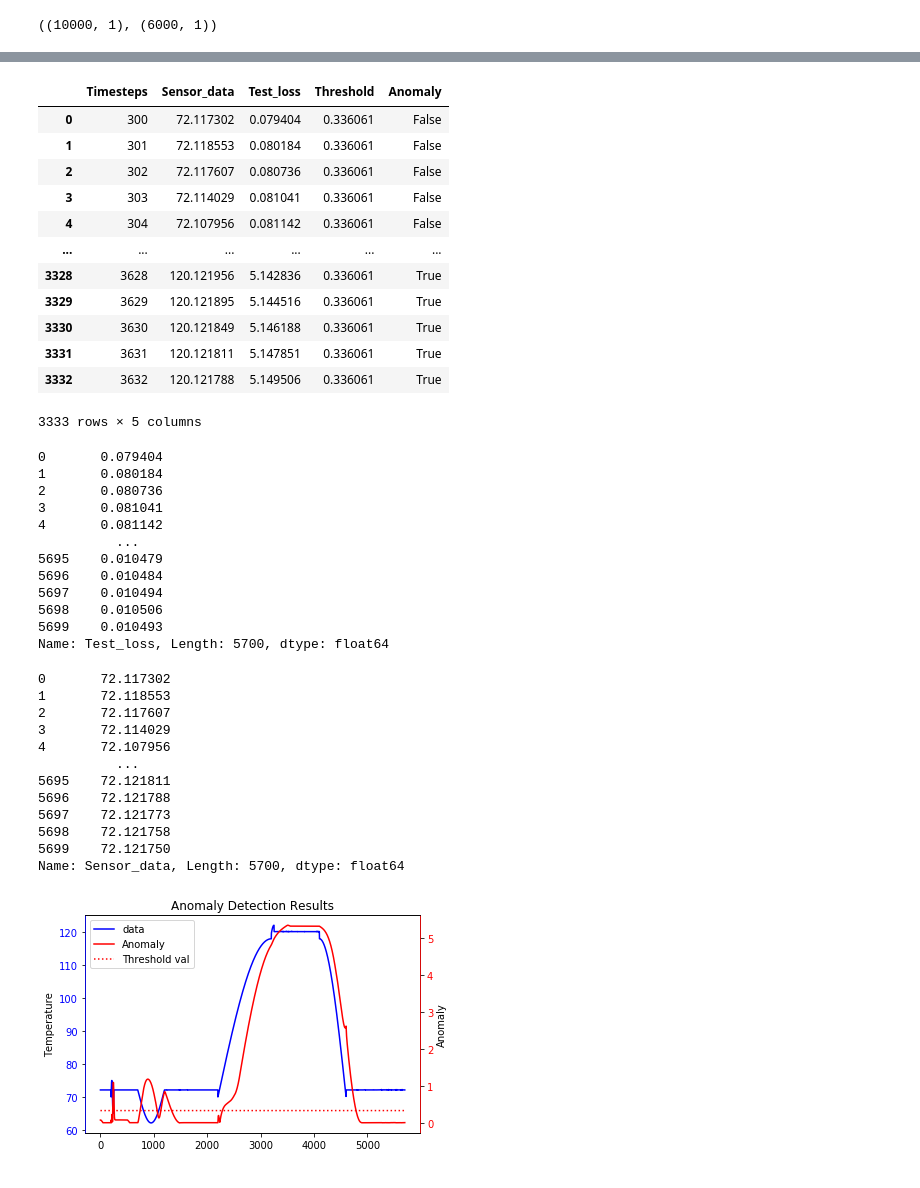
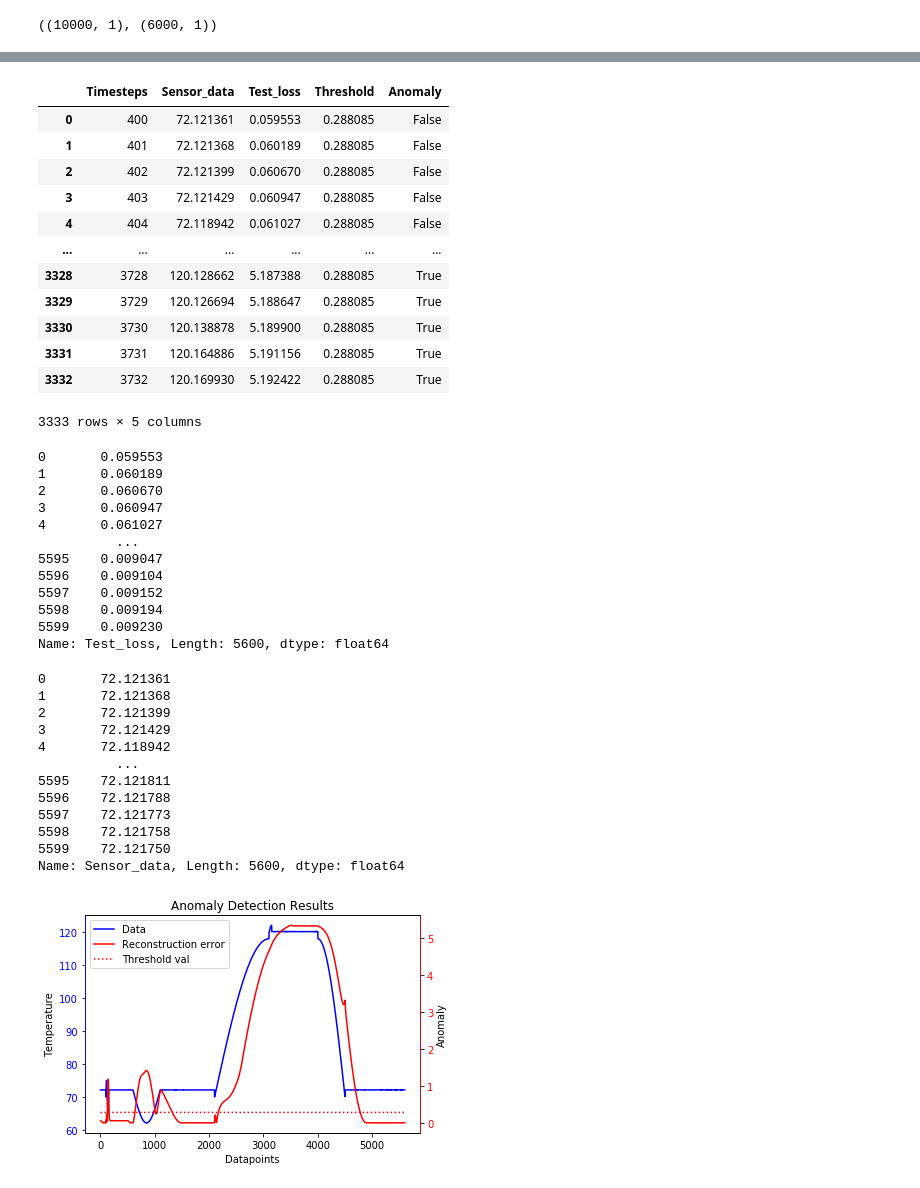
Before and after one commit to biplabro/Anomaly-Detection-LSTM-AutoEncoder, a Jupyter notebook: LSTM-Lite/lstm5_1/5.1. LSTM working code.ipynb, the cells around one changed output, grey strips where cells are left out. Cells and saved outputs as stored; diff of their text form; code cells hidden in the pictures.

```diff
--- a/LSTM-Lite/lstm5_1/5.1. LSTM working code.ipynb
+++ b/LSTM-Lite/lstm5_1/5.1. LSTM working code.ipynb
@@ -40,7 +40,7 @@ train_data = scaler.transform(np.array(raw_train_data).reshape(-1,1))
 test_data = scaler.transform(np.array(raw_test_data).reshape(-1,1))
 # %%
 ### create sequence
-TIME_STEPS = 300
+TIME_STEPS = 400
 
 def create_sequences(dataset, time_steps=TIME_STEPS):
     """
@@ -77,6 +77,6 @@ model.add(TimeDistributed(Dense(1)))
 model.compile(optimizer=tf.optimizers.Adam(learning_rate=0.0001), loss='mse')
 # %%
 # Train the model and save the history
-history = model.fit(X_train, X_train, epochs=16, batch_size=400, validation_data=(X_test, X_test), verbose=1,)
+history = model.fit(X_train, X_train, epochs=16, batch_size=300, validation_data=(X_test, X_test), verbose=1,)
 # %% [output]
 Epoch 1/16
@@ -186,78 +186,79 @@ print(anomaly_df)
 anomaly_df.head(3333)
 # %% [output]
 |  | Timesteps | Sensor_data | Test_loss | Threshold | Anomaly |
-| 0 | 300 | 72.117302 | 0.079404 | 0.336061 | False |
-| 1 | 301 | 72.118553 | 0.080184 | 0.336061 | False |
-| 2 | 302 | 72.117607 | 0.080736 | 0.336061 | False |
-| 3 | 303 | 72.114029 | 0.081041 | 0.336061 | False |
-| 4 | 304 | 72.107956 | 0.081142 | 0.336061 | False |
+| 0 | 400 | 72.121361 | 0.059553 | 0.288085 | False |
+| 1 | 401 | 72.121368 | 0.060189 | 0.288085 | False |
+| 2 | 402 | 72.121399 | 0.060670 | 0.288085 | False |
+| 3 | 403 | 72.121429 | 0.060947 | 0.288085 | False |
+| 4 | 404 | 72.118942 | 0.061027 | 0.288085 | False |
 | ... | ... | ... | ... | ... | ... |
-| 3328 | 3628 | 120.121956 | 5.142836 | 0.336061 | True |
-| 3329 | 3629 | 120.121895 | 5.144516 | 0.336061 | True |
-| 3330 | 3630 | 120.121849 | 5.146188 | 0.336061 | True |
-| 3331 | 3631 | 120.121811 | 5.147851 | 0.336061 | True |
-| 3332 | 3632 | 120.121788 | 5.149506 | 0.336061 | True |
+| 3328 | 3728 | 120.128662 | 5.187388 | 0.288085 | True |
+| 3329 | 3729 | 120.126694 | 5.188647 | 0.288085 | True |
+| 3330 | 3730 | 120.138878 | 5.189900 | 0.288085 | True |
+| 3331 | 3731 | 120.164886 | 5.191156 | 0.288085 | True |
+| 3332 | 3732 | 120.169930 | 5.192422 | 0.288085 | True |
 3333 rows × 5 columns
 # %%
 anomaly_df['Test_loss']
 # %% [output]
-0       0.079404
-1       0.080184
-2       0.080736
-3       0.081041
-4       0.081142
+0       0.059553
+1       0.060189
+2       0.060670
+3       0.060947
+4       0.061027
           ...
-5695    0.010479
-5696    0.010484
-5697    0.010494
-5698    0.010506
-5699    0.010493
-Name: Test_loss, Length: 5700, dtype: float64
+5595    0.009047
+5596    0.009104
+5597    0.009152
+5598    0.009194
+5599    0.009230
+Name: Test_loss, Length: 5600, dtype: float64
 # %%
 anomaly_df['Sensor_data']
 # %% [output]
-0       72.117302
-1       72.118553
-2       72.117607
-3       72.114029
-4       72.107956
+0       72.121361
+1       72.121368
+2       72.121399
+3       72.121429
+4       72.118942
           ...
-5695    72.121811
-5696    72.121788
-5697    72.121773
-5698    72.121758
-5699    72.121750
-Name: Sensor_data, Length: 5700, dtype: float64
+5595    72.121811
+5596    72.121788
+5597    72.121773
+5598    72.121758
+5599    72.121750
+Name: Sensor_data, Length: 5600, dtype: float64
 # %%
 # Plot the anomaly dataframe and test dataset
 fig, ax1 = plt.subplots()
 ax2 = ax1.twinx()
 
 color1 = 'blue'
 color2 = 'red'
 
-line1 = ax1.plot(anomaly_df.index, anomaly_df['Sensor_data'], color=color1, label = 'data')
-line2 = ax2.plot(anomaly_df.index, anomaly_df['Test_loss'], color=color2, label = 'Anomaly')
-line3 = ax2.plot(anomaly_df.index, anomaly_df['Threshold'], color='red', linestyle = 'dotted', label = 'Threshold val')
+line1 = ax1.plot(anomaly_df.index, anomaly_df['Sensor_data'], color=color1, label = 'Data')
+line2 = ax2.plot(anomaly_df.index, anomaly_df['Test_loss'], color=color2, label = 'Reconstruction error')
+line3 = ax2.plot(anomaly_df.index, anomaly_df['Threshold'], color=color2, linestyle = 'dotted', label = 'Threshold val')
 
 #ax2.set_ylim([-0.1, 1.1])
 plt.title('Anomaly Detection Results')
-plt.xlabel('Test data')
+#plt.xlabel('Test data')
+ax1.set_xlabel('Datapoints')
 ax1.set_ylabel('Temperature')
 ax2.set_ylabel('Anomaly')
 
 ax2.spines['left'].set_color(color1)
 ax2.spines['right'].set_color(color2)
 ax1.tick_params(axis = 'y', labelcolor = color1)
 ax2.tick_params(axis = 'y', labelcolor = color2)
 
 lines = line1 + line2 + line3
 labels = [l.get_label() for l in lines]
 plt.legend(lines, labels, loc = "upper left")
 
 plt.show()
 # %% [output]
-[figure, old version]
+[figure, new version]
 # %%
 anomaly_df.head(3333)
 # %% [output]
```
Also changed, not shown: parts of 11 cells of this notebook.
